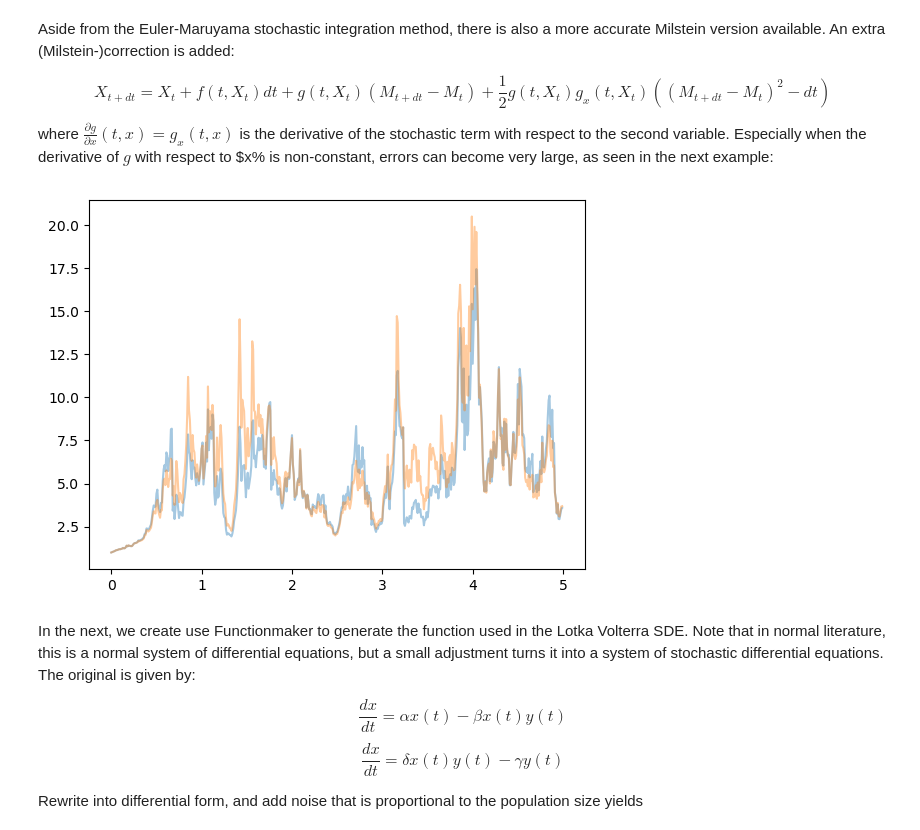
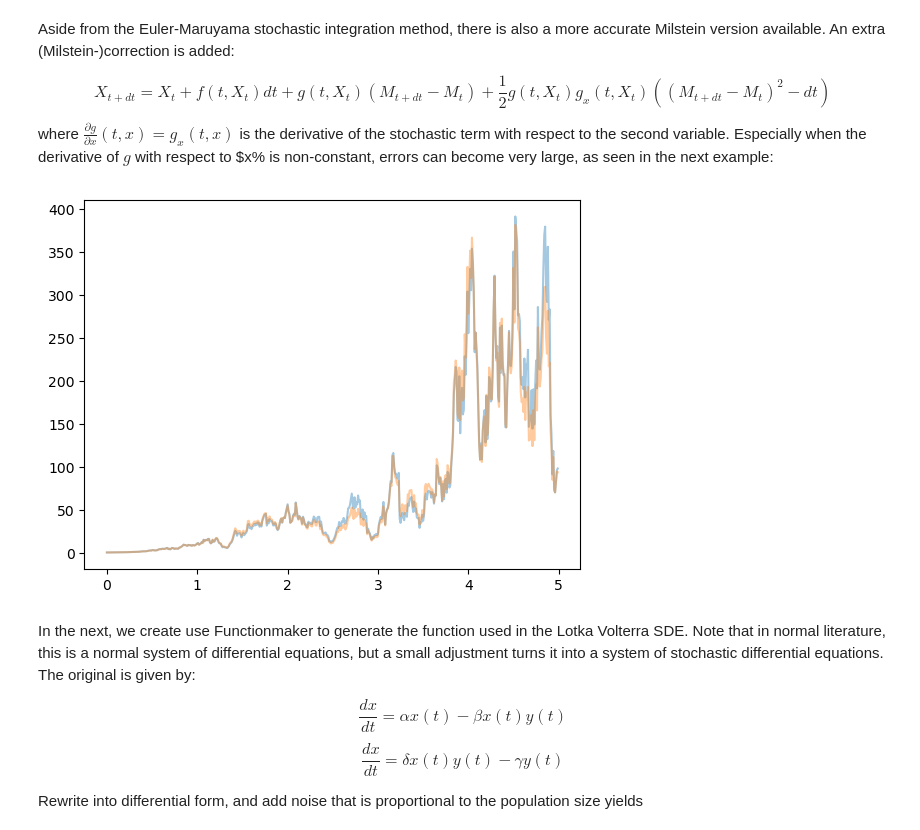
Before and after one commit to Sgouwens/stochasticcalc, a Jupyter notebook: sp_notebook.ipynb, the cells around one changed output. Saved outputs shown, nothing was run; the diff lists cells and outputs as text; code cells hidden in the pictures.

```diff
--- a/sp_notebook.ipynb
+++ b/sp_notebook.ipynb
@@ -84,18 +84,18 @@ where $\frac{\partial g}{\partial x}(t,x)=g_x(t,x)$ is the derivative of the sto
 # %%
 sdesolve = SdeSolver(time=5, dt=0.01, number=10, integrator="brownianmotion")
 
 f = lambda t, x: 2*x
-g = lambda t, x: x*np.log(x)
+g = lambda t, x: x*np.sqrt(t)
 
 np.random.seed(5)
 t, Xt_Maruyama = sdesolve.solve_sde(f_func=f, g_func=g, value_init=1, method="Euler Maruyama")
 np.random.seed(5)
 t, Xt_Milstein = sdesolve.solve_sde(f_func=f, g_func=g, value_init=1, method="Milstein")
 
 sdesolve.plot_solution(t, Xt_Maruyama, num_max=1, show=False)
 sdesolve.plot_solution(t, Xt_Milstein, num_max=1, show=True)
 # %% [output]
-[figure, old version]
+[figure, new version]
 # %%
 alpha = 1.1
 beta = 0.7
```
